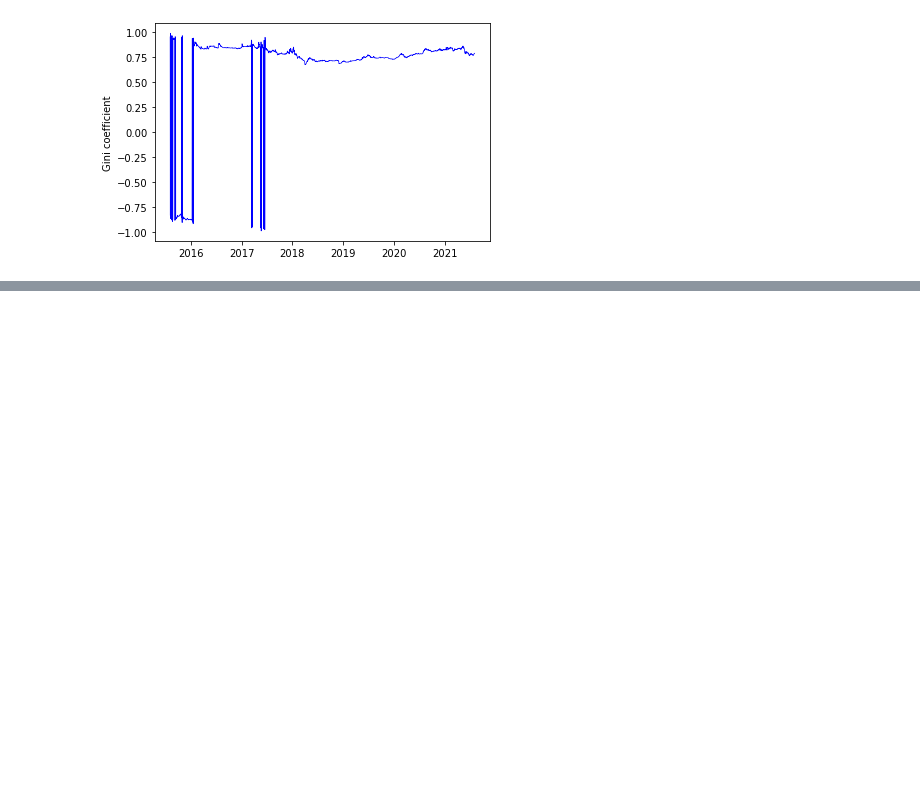
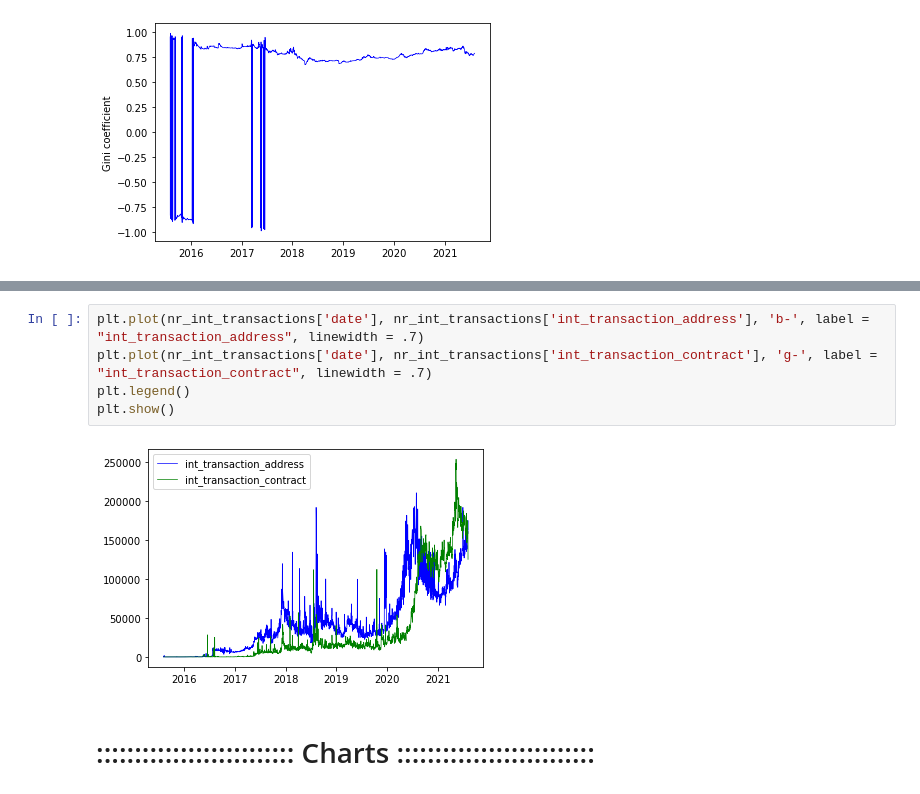
Before and after one commit to frebls/crypto-on-chain, a Jupyter notebook: data_analysis/test.ipynb, the cells around one changed output, grey strips where cells are left out. Drawn from its saved outputs; the diff is of its cells as text; blank space fills up the shorter version.

```diff
--- a/data_analysis/test.ipynb
+++ b/data_analysis/test.ipynb
@@ -213,0 +252,9 @@ plt.show()
+# %%
+plt.plot(nr_int_transactions['date'], nr_int_transactions['int_transaction_address'], 'b-', label = "int_transaction_address", linewidth = .7)
+plt.plot(nr_int_transactions['date'], nr_int_transactions['int_transaction_contract'], 'g-', label = "int_transaction_contract", linewidth = .7)
+plt.legend()
+plt.show()
+# %% [output]
+[figure, added]
+# %% [markdown]
+# :::::::::::::::::::::::::: Charts ::::::::::::::::::::::::::
```
Also changed, not shown: parts of 19 cells of this notebook.
